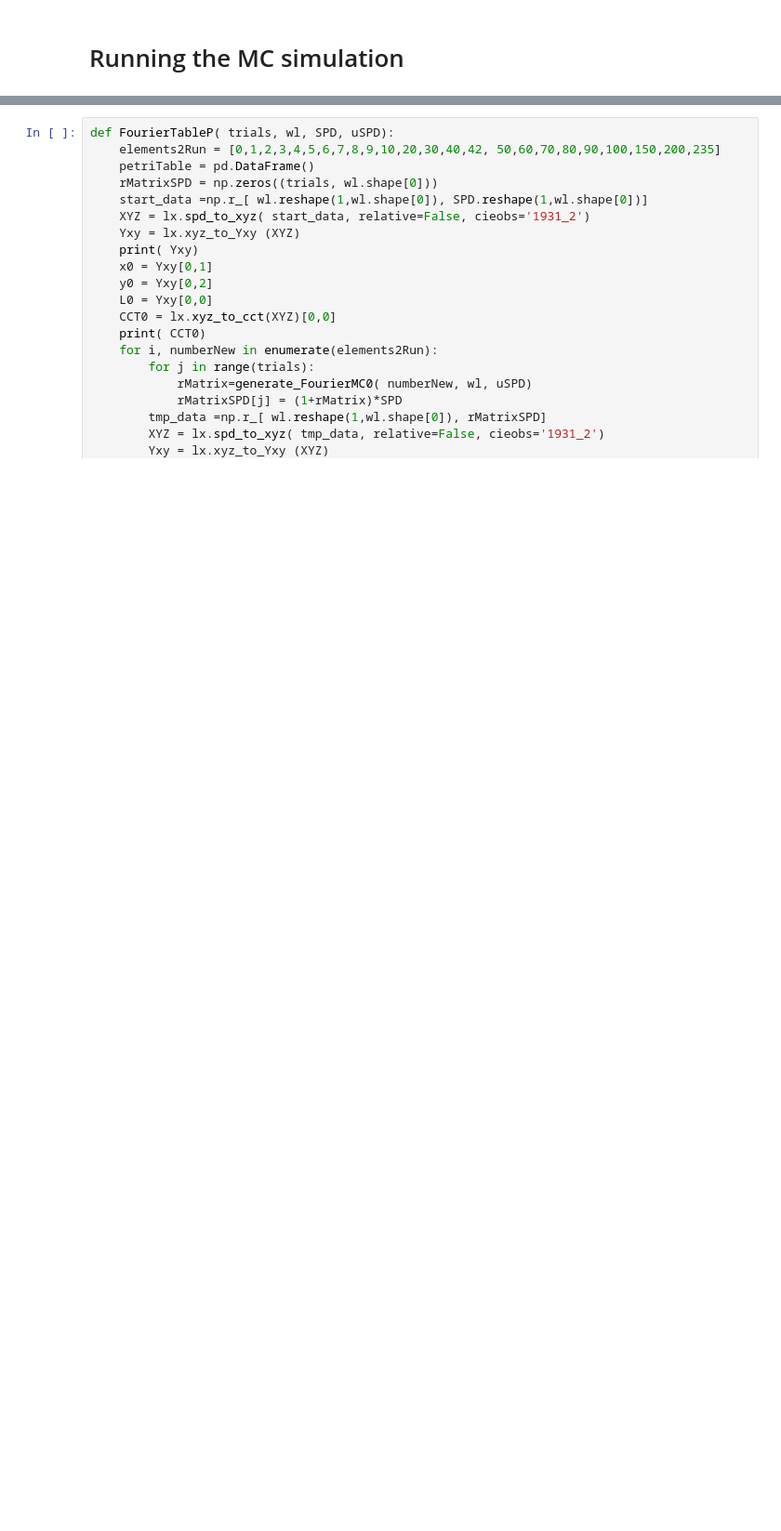
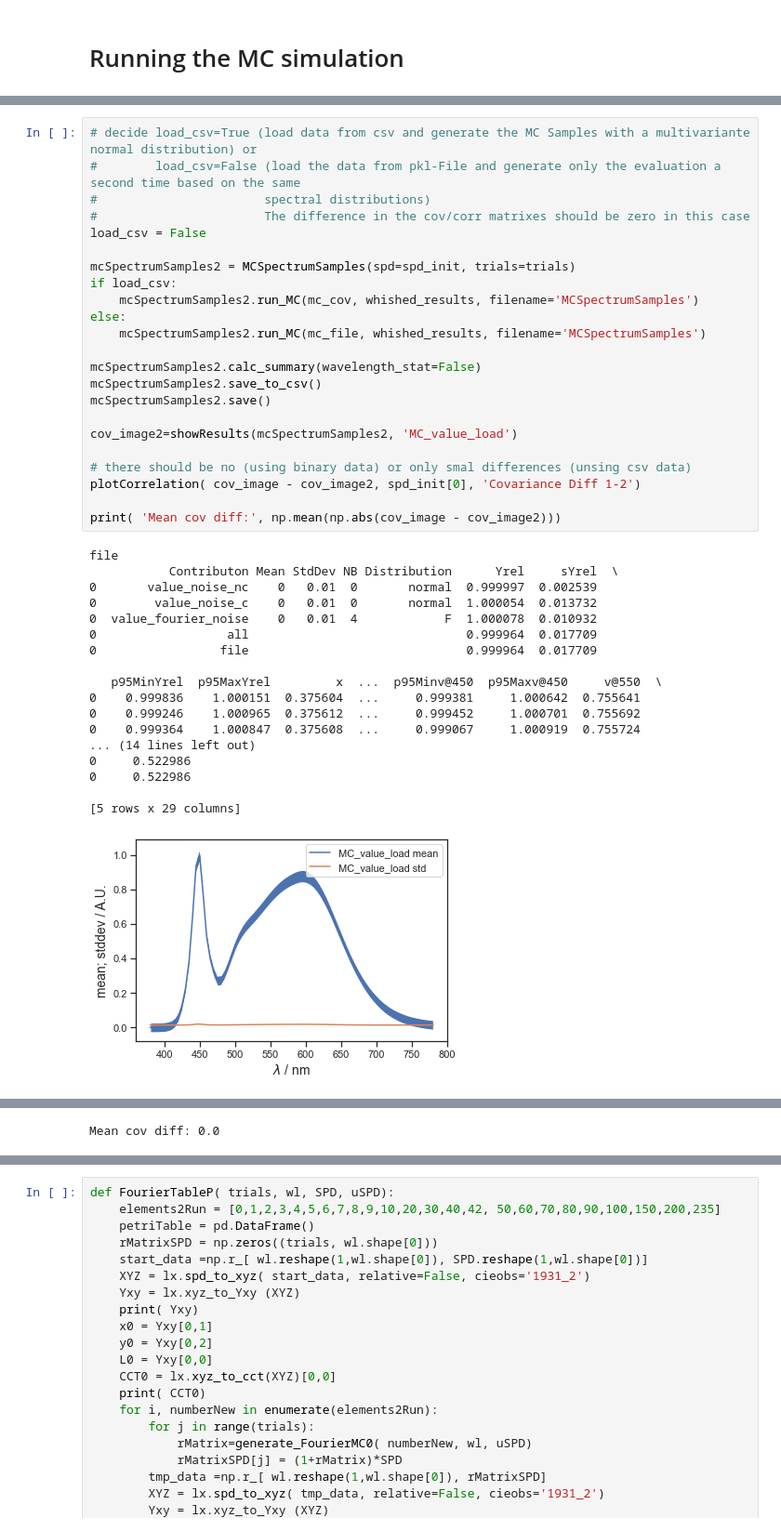
Before and after one commit to empir19nrm02/empir19nrm02, a Jupyter notebook: empir19nrm02/Jupyter/MCTest.ipynb, the cells around one changed output, grey strips where cells are left out. Shown at 93% size. Cells and saved outputs as stored; diff of their text form; blank space fills up the shorter version.

```diff
--- a/empir19nrm02/Jupyter/MCTest.ipynb
+++ b/empir19nrm02/Jupyter/MCTest.ipynb
@@ -731,0 +247,42 @@ save_fig( dir=out_dir, filename='MCf1Results')
+# %%
+# decide load_csv=True (load data from csv and generate the MC Samples with a multivariante normal distribution) or
+#        load_csv=False (load the data from pkl-File and generate only the evaluation a second time based on the same
+#                       spectral distributions)
+#                       The difference in the cov/corr matrixes should be zero in this case
+load_csv = False
+
+mcSpectrumSamples2 = MCSpectrumSamples(spd=spd_init, trials=trials)
+if load_csv:
+    mcSpectrumSamples2.run_MC(mc_cov, whished_results, filename='MCSpectrumSamples')
+else:
+    mcSpectrumSamples2.run_MC(mc_file, whished_results, filename='MCSpectrumSamples')
+
+mcSpectrumSamples2.calc_summary(wavelength_stat=False)
+mcSpectrumSamples2.save_to_csv()
+mcSpectrumSamples2.save()
+
+cov_image2=showResults(mcSpectrumSamples2, 'MC_value_load')
+
+# there should be no (using binary data) or only smal differences (unsing csv data)
+plotCorrelation( cov_image - cov_image2, spd_init[0], 'Covariance Diff 1-2')
+
+print( 'Mean cov diff:', np.mean(np.abs(cov_image - cov_image2)))
+# %% [output]
+file
+           Contributon Mean StdDev NB Distribution      Yrel     sYrel  \
+0       value_noise_nc    0   0.01  0       normal  0.999997  0.002539
+0        value_noise_c    0   0.01  0       normal  1.000054  0.013732
+0  value_fourier_noise    0   0.01  4            F  1.000078  0.010932
+0                  all                              0.999964  0.017709
+0                 file                              0.999964  0.017709
+
+   p95MinYrel  p95MaxYrel         x  ...  p95Minv@450  p95Maxv@450     v@550  \
+0    0.999836    1.000151  0.375604  ...     0.999381     1.000642  0.755641
+0    0.999246    1.000965  0.375612  ...     0.999452     1.000701  0.755692
+0    0.999364    1.000847  0.375608  ...     0.999067     1.000919  0.755724
+... (14 lines left out)
+0     0.522986
+0     0.522986
+
+[5 rows x 29 columns]
+[figure, added]
@@ -731,0 +292 @@ save_fig( dir=out_dir, filename='MCf1Results')
+Mean cov diff: 0.0
```
Also changed, not shown: parts of 49 cells of this notebook, 9 other files.
